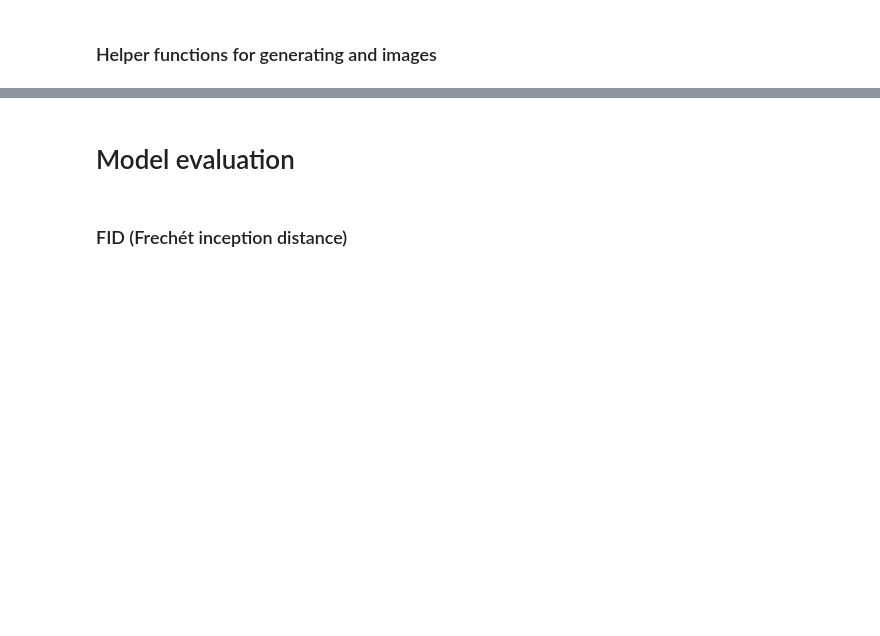
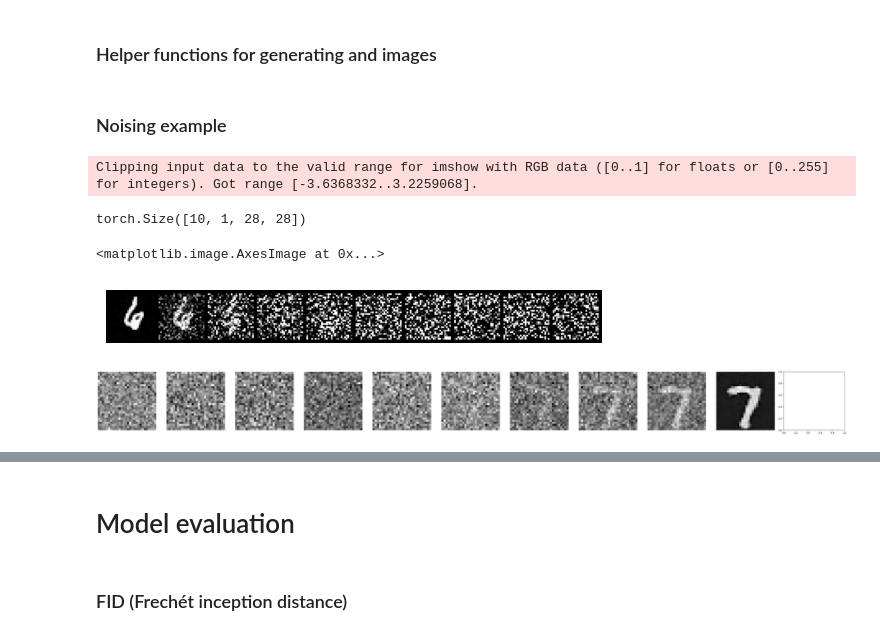
Before and after one commit to RamtinS/diffusion-model, a Jupyter notebook: DDPM.ipynb, the cells around one changed output, grey strips where cells are left out. Saved outputs shown, nothing was run; the diff lists cells and outputs as text; code cells hidden in the pictures; blank space fills up the shorter version.

Commit message:
chore: run project to show results

```diff
--- a/DDPM.ipynb
+++ b/DDPM.ipynb
@@ -400,3 +415,25 @@ def generate_images(total_images=10000, fid_batch_size=1000):
         save_tensor_as_image(image_batch, path, start_idx=batch_idx)
 
         torch.cuda.empty_cache()
+# %% [markdown]
+### Noising example
+# %%
+# Load a batch of images
+image_batch, class_values = next(iter(dataloader))
+
+# Example usage
+sample_image = image_batch[0]  # Select the first image
+sample_image = sample_image.unsqueeze(0).repeat(10, 1, 1, 1).to(gpu) # Repeat the image 10 times
+
+timestep = torch.linspace(1, 999, 10, device=gpu).long() # 10 timesteps between 1 and 999
+
+noised_image = forward_sample(sample_image, timestep, torch.randn_like(sample_image))
+grid = torchvision.utils.make_grid(noised_image.cpu(), nrow=noised_image.size(0))
+grid = grid.permute(1, 2, 0)  # Reorder dimensions to (H, W, C)
+plt.axis('off')
+plt.imshow(grid)
+# %% [output]
+Clipping input data to the valid range for imshow with RGB data ([0..1] for floats or [0..255] for integers). Got range [-3.6368332..3.2259068].
+torch.Size([10, 1, 28, 28])
+<matplotlib.image.AxesImage at 0x...>
+[figure, added]
@@ -402,0 +442,8 @@ def generate_images(total_images=10000, fid_batch_size=1000):
+# %%
+
+class_labels = torch.tensor([7], device=gpu)
+class_labels = nn.functional.one_hot(class_labels, num_classes=10).float()
+
+generated_samples = p_sample_loop(diffusion_model, shape=(10, channels, image_size, image_size), conditionals=class_labels, showPartial=100)
+# %% [output]
+[figure, added]
```
Also changed, not shown: parts of 12 cells of this notebook.
